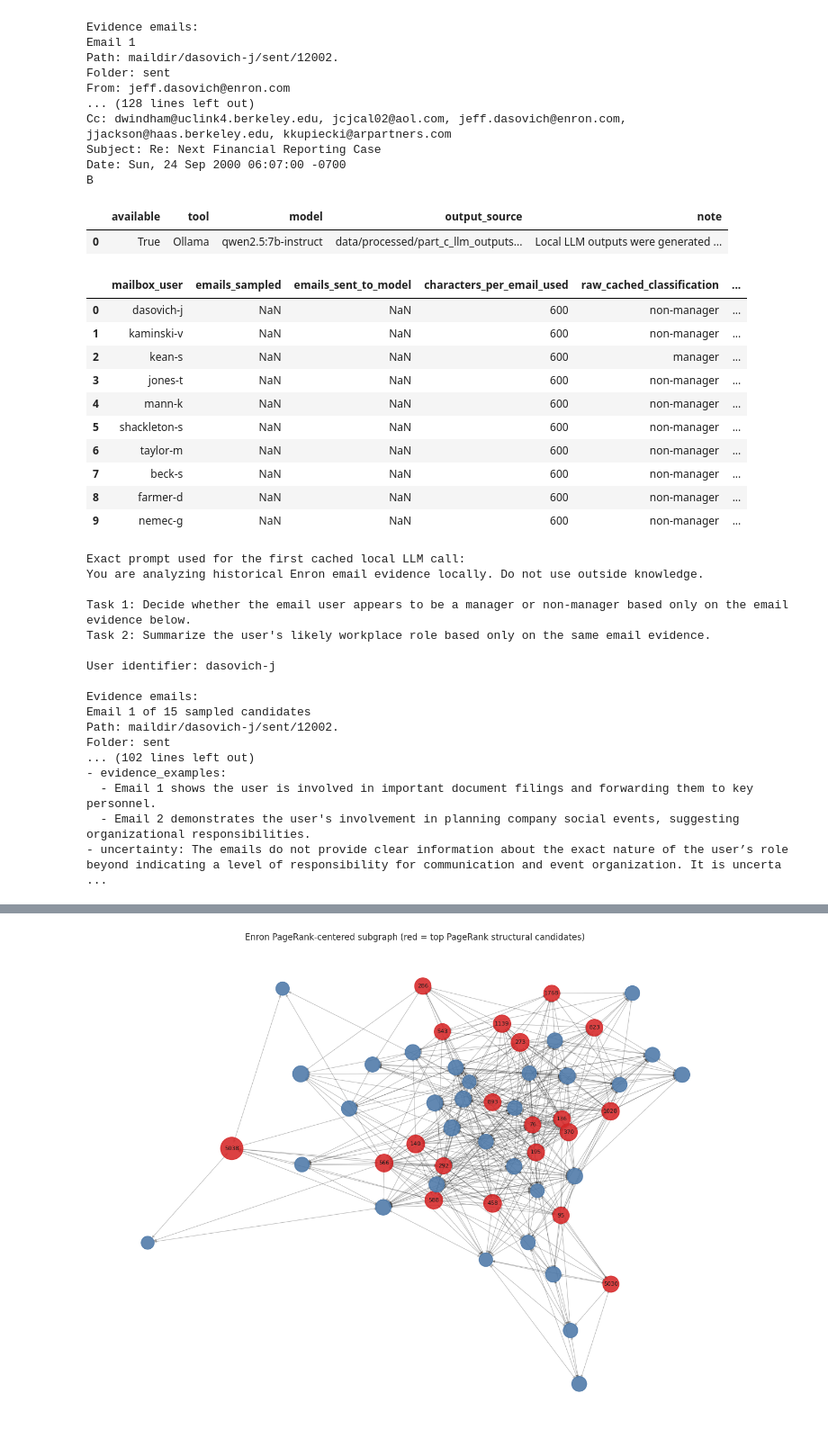
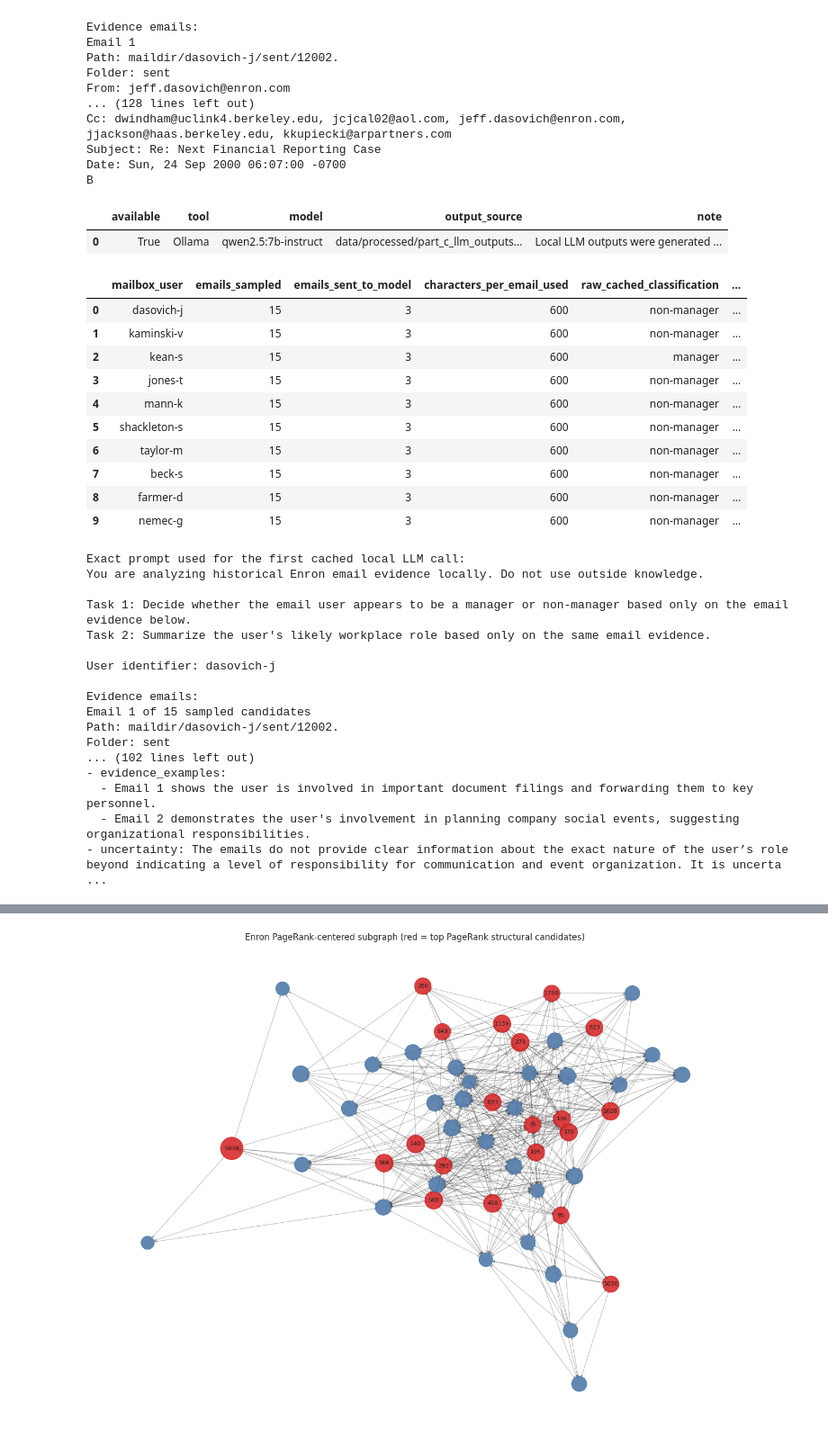
Before and after one commit to Bershco/ds-course-network-analysis, a Jupyter notebook: notebooks/network_analysis_assignment_combined.ipynb, the cells around one changed output, grey strips where cells are left out. Shown at 90% size. Cells and saved outputs as stored; diff of their text form; code cells hidden in the pictures.

Commit message:
Fill missing assignment answer details

```diff
--- a/notebooks/network_analysis_assignment_combined.ipynb
+++ b/notebooks/network_analysis_assignment_combined.ipynb
@@ -2711,12 +2841,45 @@ def normalize_llm_classification(text: str) -> str:
         return "manager"
     return "uncertain"
 
+def run_local_ollama_if_needed(prompt_df: pd.DataFrame, cache_path: Path) -> None:
+    """Generate the local LLM cache from inside the notebook when it is absent."""
+    if cache_path.exists():
+        return
+    if shutil.which("ollama") is None:
+        raise RuntimeError(
+            "Ollama is not installed or not on PATH. Install it, then run: "
+            f"ollama pull {LOCAL_LLM_MODEL}"
+        )
+    model_check = subprocess.run(["ollama", "list"], text=True, capture_output=True, check=False)
+    if LOCAL_LLM_MODEL not in model_check.stdout:
+        raise RuntimeError(
+            f"The local model {LOCAL_LLM_MODEL!r} is not installed. Run: ollama pull {LOCAL_LLM_MODEL}"
+        )
+    import ollama
+
+    generated = []
+    for record in prompt_df.head(N_LLM_USERS).to_dict(orient="records"):
+        prompt = record["role_summary_prompt_template"]
+        response = ollama.generate(
+            model=LOCAL_LLM_MODEL,
+            prompt=prompt,
+            options={"temperature": 0, "num_ctx": 4096, "num_predict": 500},
+        ).get("response", "").strip()
+        generated.append({
+            "mailbox_user": record["mailbox_user"],
+            "emails_sampled": record["emails_used_for_selection"],
+            "emails_sent_to_model": 3,
+            "characters_per_email_used": 600,
+            "classification_prompt": prompt,
+            "classification_response": response,
+            "parsed_classification": normalize_llm_classification(response),
+            "role_summary_prompt": prompt,
+            "role_summary_response": response,
+        })
+        cache_path.write_text(json.dumps(generated, indent=2))
+
 llm_cache = DATA_PROCESSED / "part_c_llm_outputs.json"
-if not llm_cache.exists():
-    raise FileNotFoundError(
-        "Expected local LLM outputs at data/processed/part_c_llm_outputs.json. "
-        "Run the local Ollama generation script before executing this section."
-    )
+run_local_ollama_if_needed(llm_prompt_df, llm_cache)
 
 llm_outputs = json.loads(llm_cache.read_text())
 if len(llm_outputs) != N_LLM_USERS:
@@ -2728,44 +2891,58 @@ llm_results_df["raw_cached_classification"] = llm_results_df.get("parsed_classif
 llm_results_df["emails_sampled"] = llm_results_df.get("emails_sampled", np.nan)
 llm_results_df["emails_sent_to_model"] = llm_results_df.get("emails_sent_to_model", np.nan)
 llm_results_df["characters_per_email_used"] = llm_results_df.get("characters_per_email_used", np.nan)
+llm_results_df["emails_sampled"] = llm_results_df["emails_sampled"].fillna(N_EMAILS_PER_USER).astype(int)
+llm_results_df["emails_sent_to_model"] = llm_results_df["emails_sent_to_model"].fillna(3).astype(int)
+llm_results_df["characters_per_email_used"] = llm_results_df["characters_per_email_used"].fillna(600).astype(int)
 llm_results_df["response_chars"] = llm_results_df["classification_response"].astype(str).str.len()
+
+def student_agreement_note(row: pd.Series) -> str:
+    classification = row["normalized_classification"]
+    if classification == "manager":
+        return "I cautiously agree: the response cites coordination, forwarding, and role-like communication signals, but the evidence is still sampled."
+    if classification == "non-manager":
+        return "I agree with treating this as non-manager for this sample: the shown evidence does not clearly show supervision or decision authority."
+    return "I agree with keeping this uncertain: the response is ambiguous or lists multiple possible labels, so I should not force a manager/non-manager answer."
+
+llm_results_df["student_agreement"] = llm_results_df.apply(student_agreement_note, axis=1)
 
 ollama_status = {
     "available": True,
     "tool": LOCAL_LLM_TOOL,
     "model": LOCAL_LLM_MODEL,
     "output_source": str(llm_cache.relative_to(PROJECT_ROOT)),
-    "note": "Local LLM outputs were generated with Ollama and loaded from the processed cache; no external LLM API was used.",
+    "note": "Local LLM outputs were generated with Ollama or loaded from the processed cache; no external LLM API was used.",
 }
 display(pd.DataFrame([ollama_status]))
 display(llm_results_df[[
     "mailbox_user",
     "emails_sampled",
     "emails_sent_to_model",
     "characters_per_email_used",
     "raw_cached_classification",
     "normalized_classification",
+    "student_agreement",
     "response_chars",
 ]])
 
 print("Exact prompt used for the first cached local LLM call:")
 print(llm_results_df.iloc[0]["classification_prompt"][:5000])
 print("\nRaw model response for the first cached local LLM call:")
 print(llm_results_df.iloc[0]["classification_response"])
 # %% [output]
 |  | available | tool | model | output_source | note |
 | 0 | True | Ollama | qwen2.5:7b-instruct | data/processed/part_c_llm_outputs... | Local LLM outputs were generated ... |
 |  | mailbox_user | emails_sampled | emails_sent_to_model | characters_per_email_used | raw_cached_classification | ... |
-| 0 | dasovich-j | NaN | NaN | 600 | non-manager | ... |
-| 1 | kaminski-v | NaN | NaN | 600 | non-manager | ... |
-| 2 | kean-s | NaN | NaN | 600 | manager | ... |
-| 3 | jones-t | NaN | NaN | 600 | non-manager | ... |
-| 4 | mann-k | NaN | NaN | 600 | non-manager | ... |
-| 5 | shackleton-s | NaN | NaN | 600 | non-manager | ... |
-| 6 | taylor-m | NaN | NaN | 600 | non-manager | ... |
-| 7 | beck-s | NaN | NaN | 600 | non-manager | ... |
-| 8 | farmer-d | NaN | NaN | 600 | non-manager | ... |
-| 9 | nemec-g | NaN | NaN | 600 | non-manager | ... |
+| 0 | dasovich-j | 15 | 3 | 600 | non-manager | ... |
+| 1 | kaminski-v | 15 | 3 | 600 | non-manager | ... |
+| 2 | kean-s | 15 | 3 | 600 | manager | ... |
+| 3 | jones-t | 15 | 3 | 600 | non-manager | ... |
+| 4 | mann-k | 15 | 3 | 600 | non-manager | ... |
+| 5 | shackleton-s | 15 | 3 | 600 | non-manager | ... |
+| 6 | taylor-m | 15 | 3 | 600 | non-manager | ... |
+| 7 | beck-s | 15 | 3 | 600 | non-manager | ... |
+| 8 | farmer-d | 15 | 3 | 600 | non-manager | ... |
+| 9 | nemec-g | 15 | 3 | 600 | non-manager | ... |
 Exact prompt used for the first cached local LLM call:
 You are analyzing historical Enron email evidence locally. Do not use outside knowledge.
 
```
Also changed, not shown: parts of 47 cells of this notebook, 2 other files.
